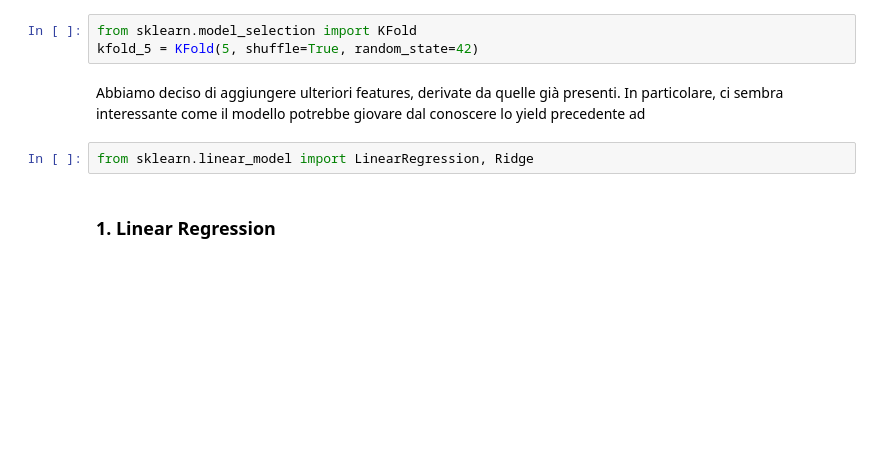
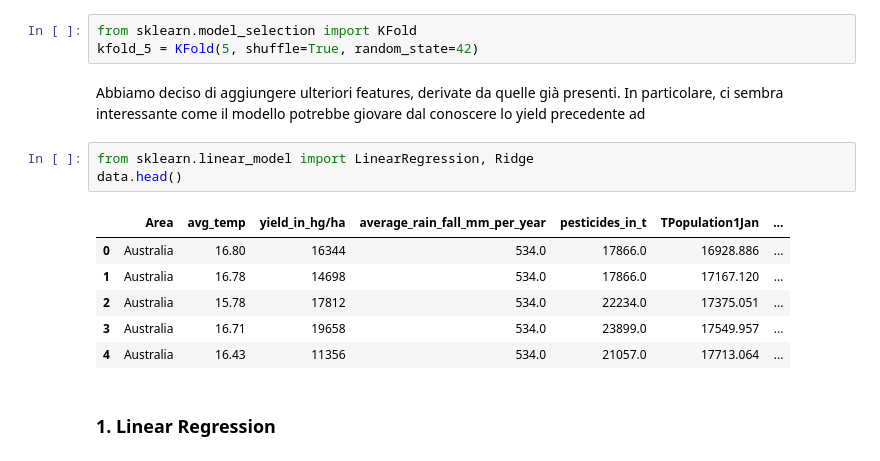
Before and after one commit to eduardalexandrut/WheatYieldPredictor, a Jupyter notebook: WheatPricePredictor.ipynb, the cells around one changed output. Cells and saved outputs as stored; diff of their text form; blank space fills up the shorter version.

```diff
--- a/WheatPricePredictor.ipynb
+++ b/WheatPricePredictor.ipynb
@@ -899,6 +897,14 @@ kfold_5 = KFold(5, shuffle=True, random_state=42)
 Abbiamo deciso di aggiungere ulteriori features, derivate da quelle già presenti. In particolare, ci sembra interessante come il modello potrebbe giovare dal conoscere lo yield precedente ad
 # %%
 from sklearn.linear_model import LinearRegression, Ridge
+data.head()
+# %% [output]
+|  | Area | avg_temp | yield_in_hg/ha | average_rain_fall_mm_per_year | pesticides_in_t | TPopulation1Jan | ... |
+| 0 | Australia | 16.80 | 16344 | 534.0 | 17866.0 | 16928.886 | ... |
+| 1 | Australia | 16.78 | 14698 | 534.0 | 17866.0 | 17167.120 | ... |
+| 2 | Australia | 15.78 | 17812 | 534.0 | 22234.0 | 17375.051 | ... |
+| 3 | Australia | 16.71 | 19658 | 534.0 | 23899.0 | 17549.957 | ... |
+| 4 | Australia | 16.43 | 11356 | 534.0 | 21057.0 | 17713.064 | ... |
 # %% [markdown]
 ### 1. Linear Regression
 # %%
```
Also changed, not shown: parts of 2 cells of this notebook, 1 other file.
